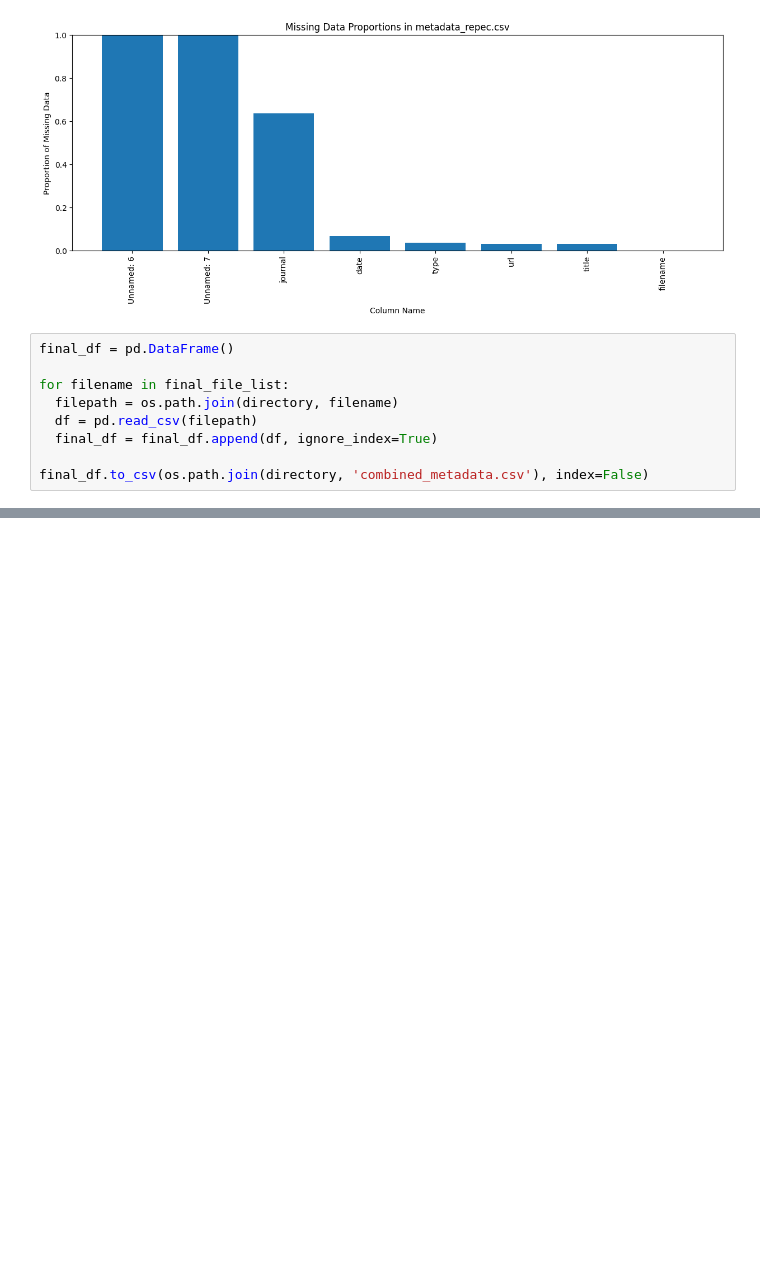
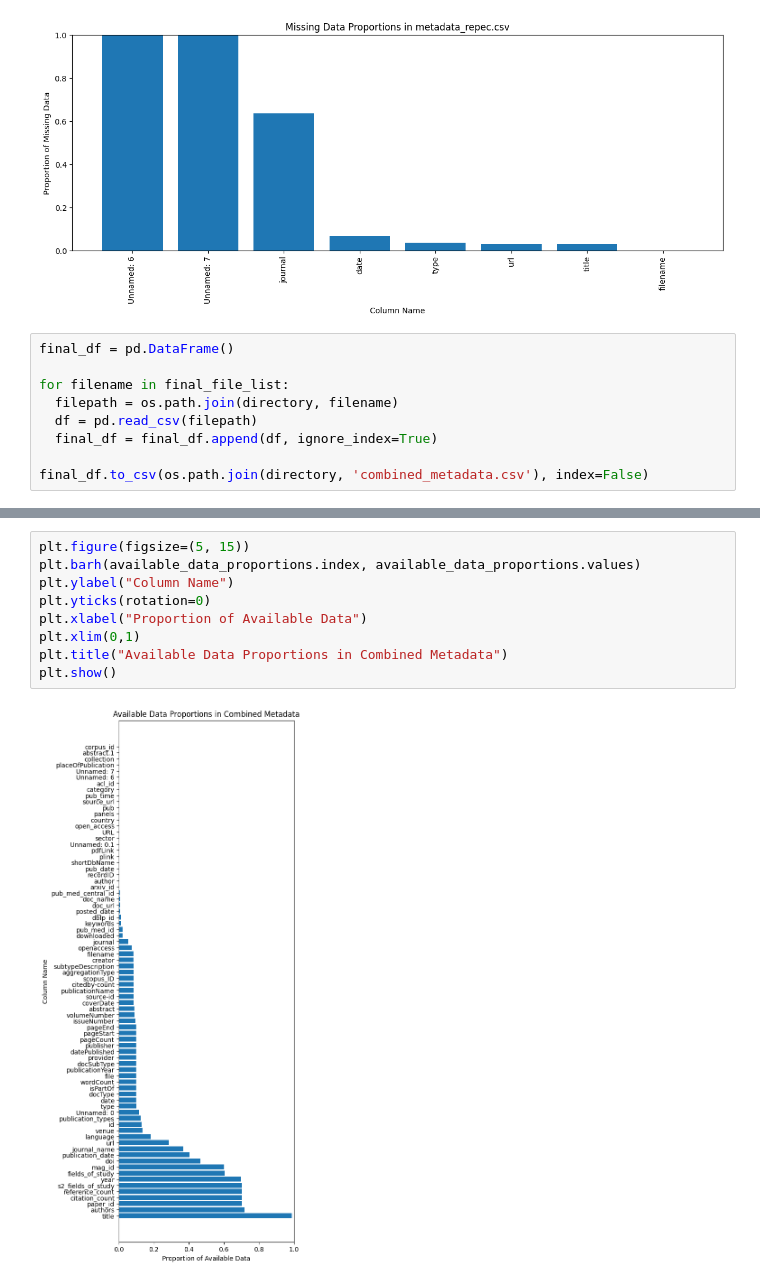
Before and after one commit to dyou-wbg/meta_processing, a Jupyter notebook: Stats_All_metadata.ipynb, the cells around one changed output, grey strips where cells are left out. Cells and saved outputs as stored; diff of their text form; blank space fills up the shorter version.

Commit message:
Stats graph

```diff
--- a/Stats_All_metadata.ipynb
+++ b/Stats_All_metadata.ipynb
@@ -107,0 +111,11 @@ plt.show()
+# %%
+plt.figure(figsize=(5, 15))
+plt.barh(available_data_proportions.index, available_data_proportions.values)
+plt.ylabel("Column Name")
+plt.yticks(rotation=0)
+plt.xlabel("Proportion of Available Data")
+plt.xlim(0,1)
+plt.title("Available Data Proportions in Combined Metadata")
+plt.show()
+# %% [output]
+[figure, added]
```
Also changed, not shown: parts of 1 cell of this notebook.
